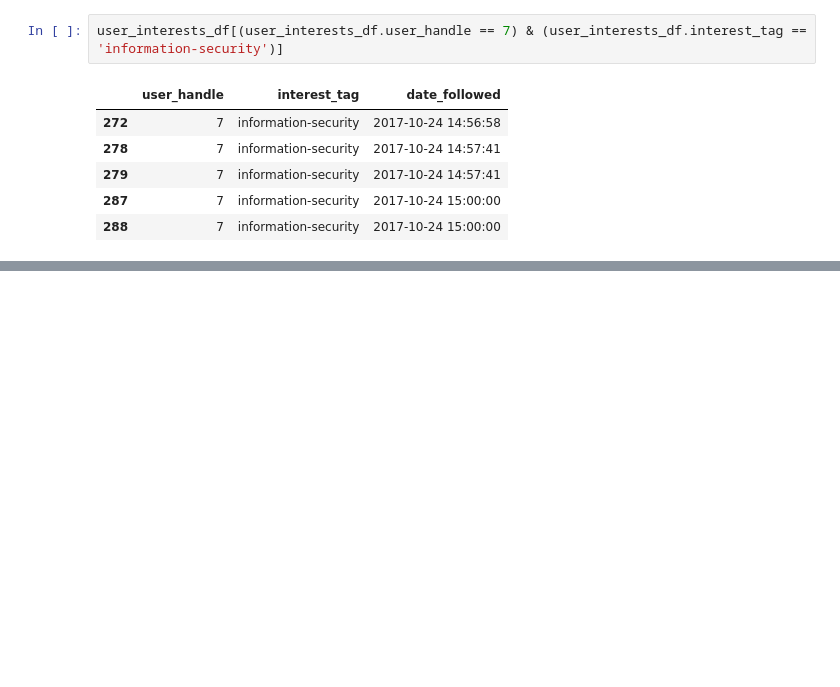
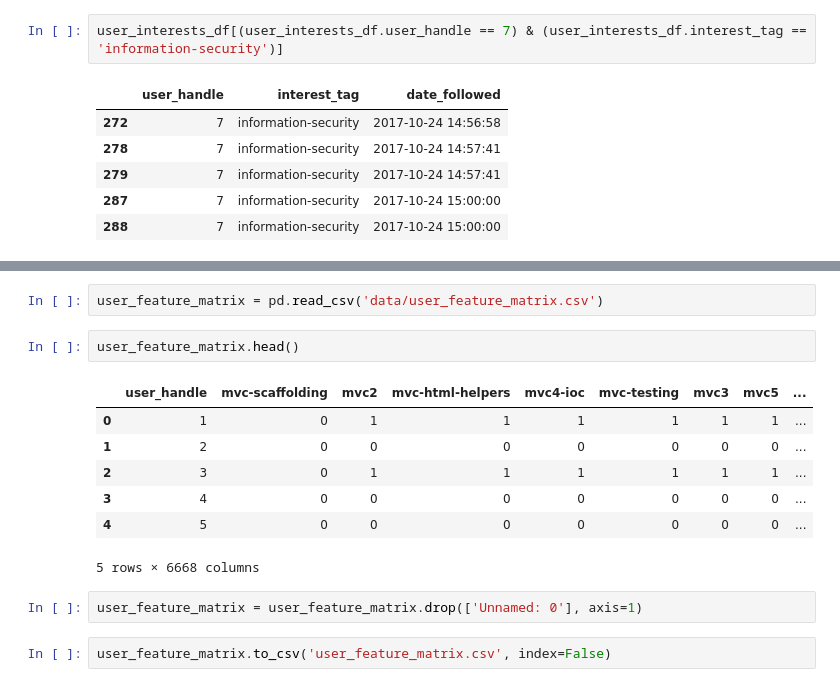
Before and after one commit to nxg153030/pluralsight-mltakehome, a Jupyter notebook: test.ipynb, the cells around one changed output, grey strips where cells are left out. Saved outputs shown, nothing was run; the diff lists cells and outputs as text; blank space fills up the shorter version.

```diff
--- a/test.ipynb
+++ b/test.ipynb
@@ -96,0 +257,16 @@ user_interests_df[(user_interests_df.user_handle == 7) & (user_interests_df.inte
+# %%
+user_feature_matrix = pd.read_csv('data/user_feature_matrix.csv')
+# %%
+user_feature_matrix.head()
+# %% [output]
+|  | user_handle | mvc-scaffolding | mvc2 | mvc-html-helpers | mvc4-ioc | mvc-testing | mvc3 | mvc5 | ... |
+| 0 | 1 | 0 | 1 | 1 | 1 | 1 | 1 | 1 | ... |
+| 1 | 2 | 0 | 0 | 0 | 0 | 0 | 0 | 0 | ... |
+| 2 | 3 | 0 | 1 | 1 | 1 | 1 | 1 | 1 | ... |
+| 3 | 4 | 0 | 0 | 0 | 0 | 0 | 0 | 0 | ... |
+| 4 | 5 | 0 | 0 | 0 | 0 | 0 | 0 | 0 | ... |
+5 rows × 6668 columns
+# %%
+user_feature_matrix = user_feature_matrix.drop(['Unnamed: 0'], axis=1)
+# %%
+user_feature_matrix.to_csv('user_feature_matrix.csv', index=False)
```
Also changed, not shown: parts of 22 cells of this notebook, 3 other files.
